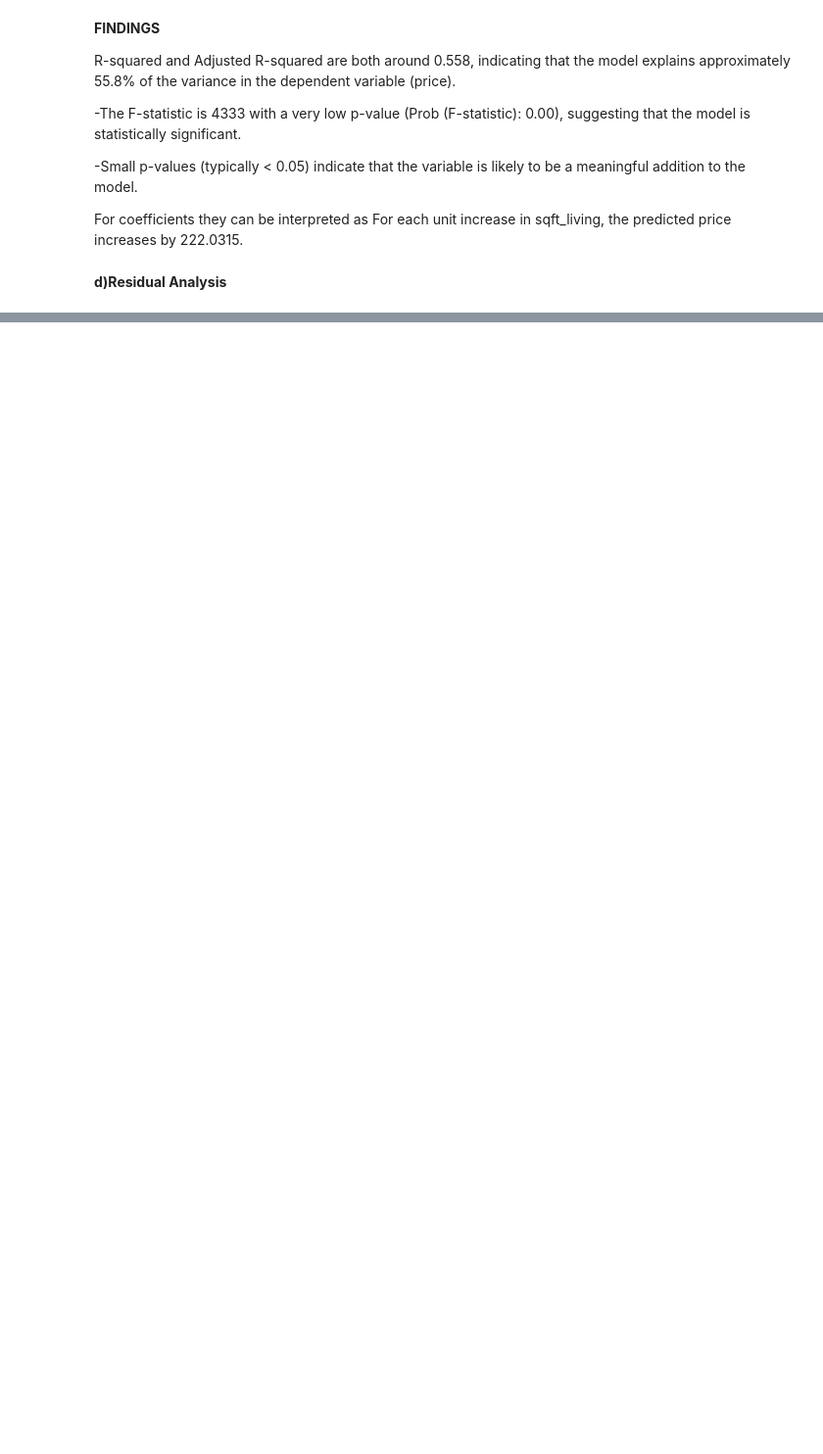
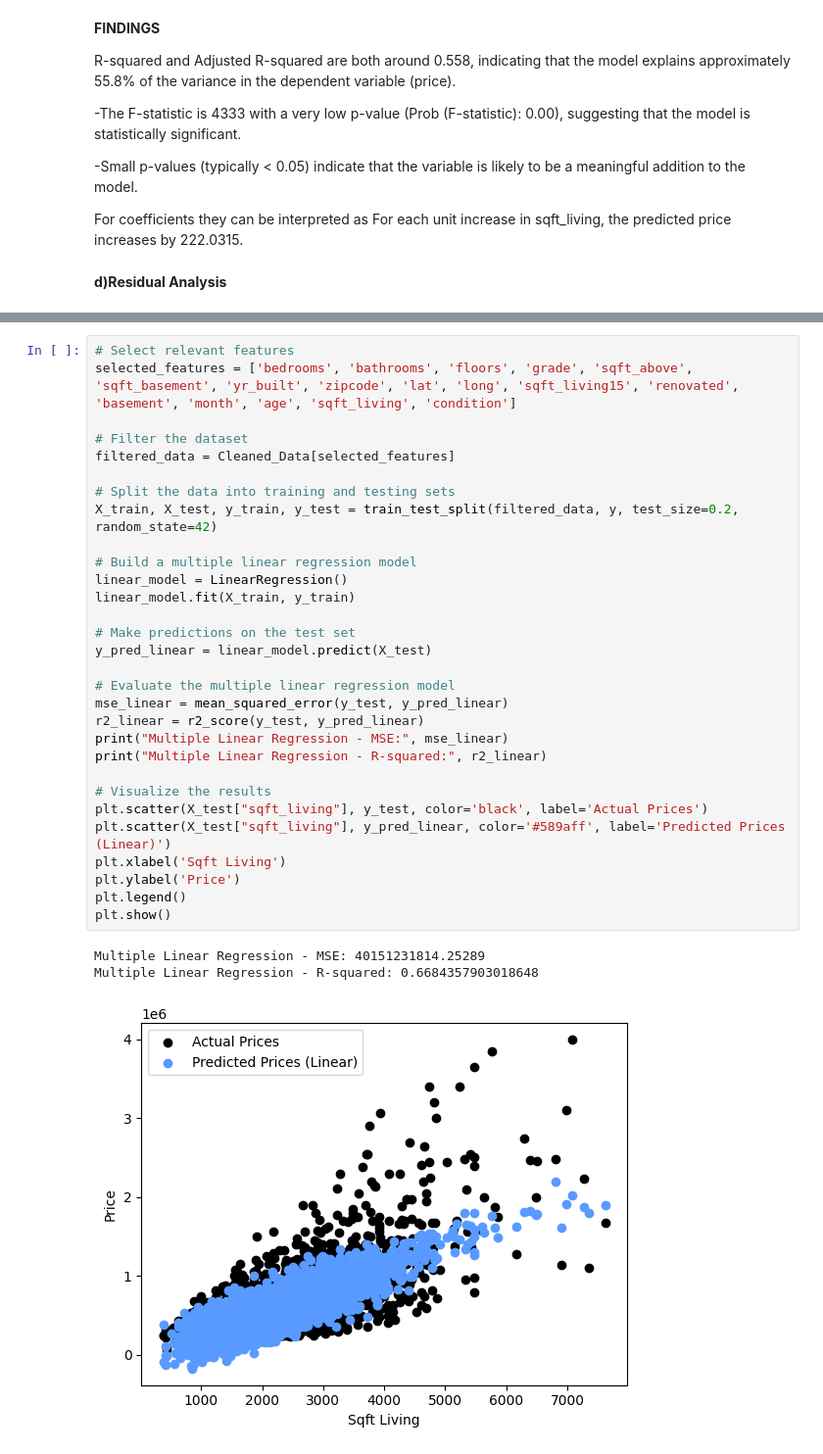
Before and after one commit to Bree-009/PREDICTIVE-ANALYSIS-IN-PROPERTY-VALUATION, a Jupyter notebook: FinalProject.ipynb, the cells around one changed output, grey strips where cells are left out. Shown at 98% size. Saved outputs shown, nothing was run; the diff lists cells and outputs as text; blank space fills up the shorter version.

```diff
--- a/FinalProject.ipynb
+++ b/FinalProject.ipynb
@@ -1533,0 +1481,34 @@ Polynomial Model (Degree 2)- R-squared: 0.6137640388869365
+# %%
+# Select relevant features
+selected_features = ['bedrooms', 'bathrooms', 'floors', 'grade', 'sqft_above', 'sqft_basement', 'yr_built', 'zipcode', 'lat', 'long', 'sqft_living15', 'renovated', 'basement', 'month', 'age', 'sqft_living', 'condition']
+
+# Filter the dataset
+filtered_data = Cleaned_Data[selected_features]
+
+# Split the data into training and testing sets
+X_train, X_test, y_train, y_test = train_test_split(filtered_data, y, test_size=0.2, random_state=42)
+
+# Build a multiple linear regression model
+linear_model = LinearRegression()
+linear_model.fit(X_train, y_train)
+
+# Make predictions on the test set
+y_pred_linear = linear_model.predict(X_test)
+
+# Evaluate the multiple linear regression model
+mse_linear = mean_squared_error(y_test, y_pred_linear)
+r2_linear = r2_score(y_test, y_pred_linear)
+print("Multiple Linear Regression - MSE:", mse_linear)
+print("Multiple Linear Regression - R-squared:", r2_linear)
+
+# Visualize the results
+plt.scatter(X_test["sqft_living"], y_test, color='black', label='Actual Prices')
+plt.scatter(X_test["sqft_living"], y_pred_linear, color='#589aff', label='Predicted Prices (Linear)')
+plt.xlabel('Sqft Living')
+plt.ylabel('Price')
+plt.legend()
+plt.show()
+# %% [output]
+Multiple Linear Regression - MSE: 40151231814.25289
+Multiple Linear Regression - R-squared: 0.6684357903018648
+[figure, added]
```
Also changed, not shown: parts of 50 cells of this notebook.
